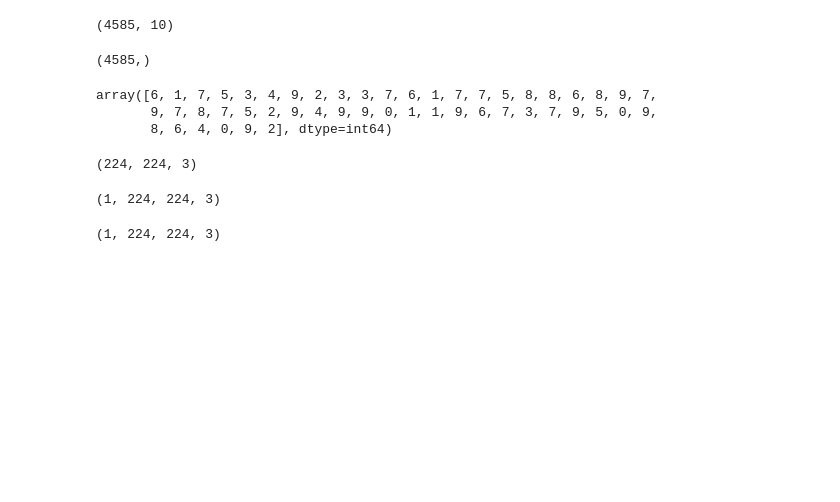
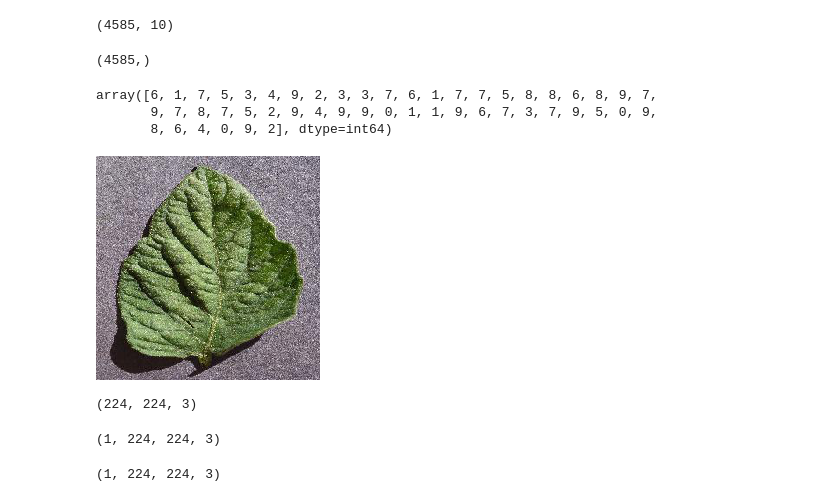
Before and after one commit to ujwal-sah/tomato_disease_classification_inceptionv3, a Jupyter notebook: tomato_disease_classification.ipynb, the cells around one changed output. Cells and saved outputs as stored; diff of their text form; code cells hidden in the pictures; blank space fills up the shorter version.

```diff
--- a/tomato_disease_classification.ipynb
+++ b/tomato_disease_classification.ipynb
@@ -150,7 +141,10 @@ model.save("tomato_disease_inception.h5")
 # %%
 model=load_model('tomato_disease_inception.h5')
 # %%
-img=load_img('Dataset/random.jpg',target_size=(224,224))
+img=load_img('trial.jpg',target_size=(224,224))
+img
+# %% [output]
+[figure, added]
 # %%
 x=img_to_array(img)
 x.shape
```
Also changed, not shown: parts of 5 cells of this notebook, 2 other files.
